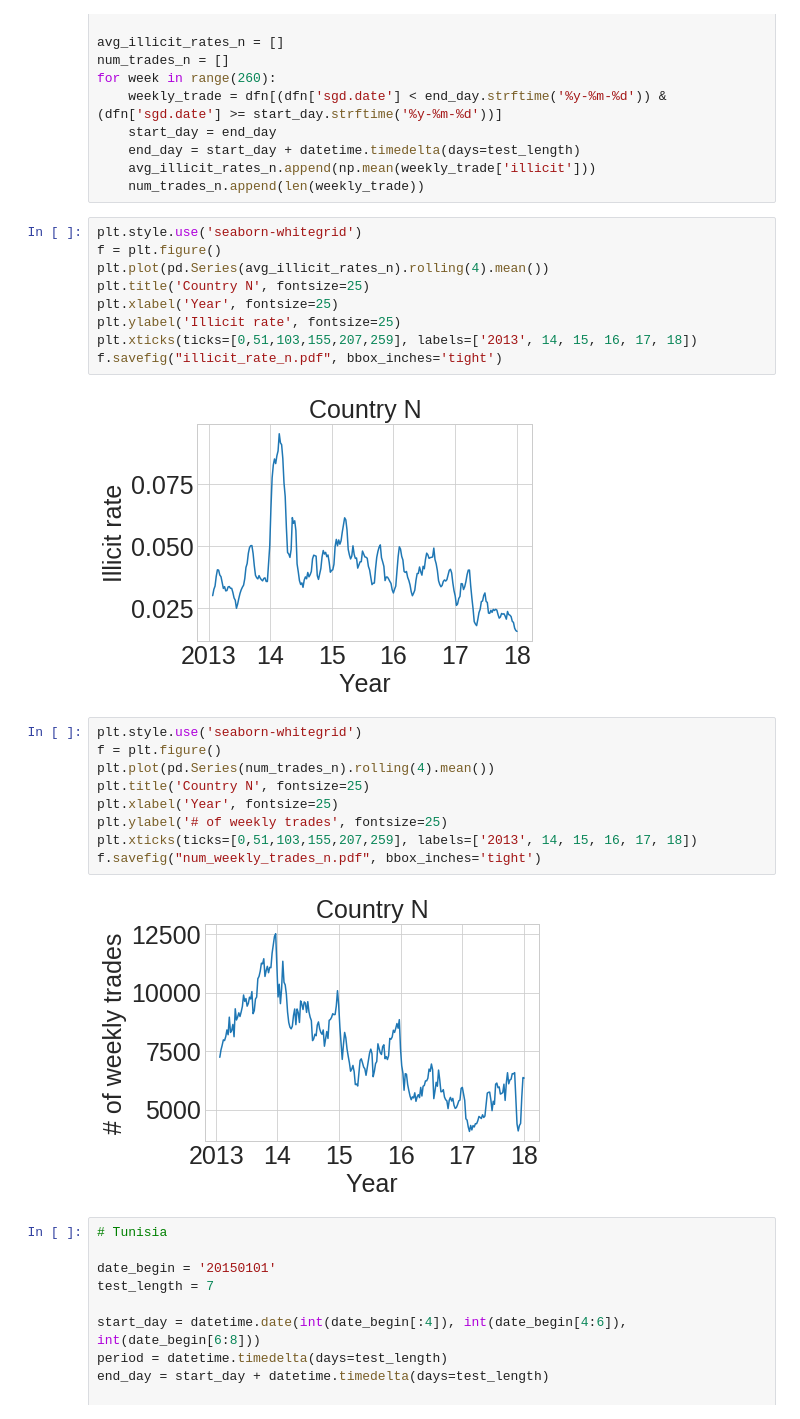
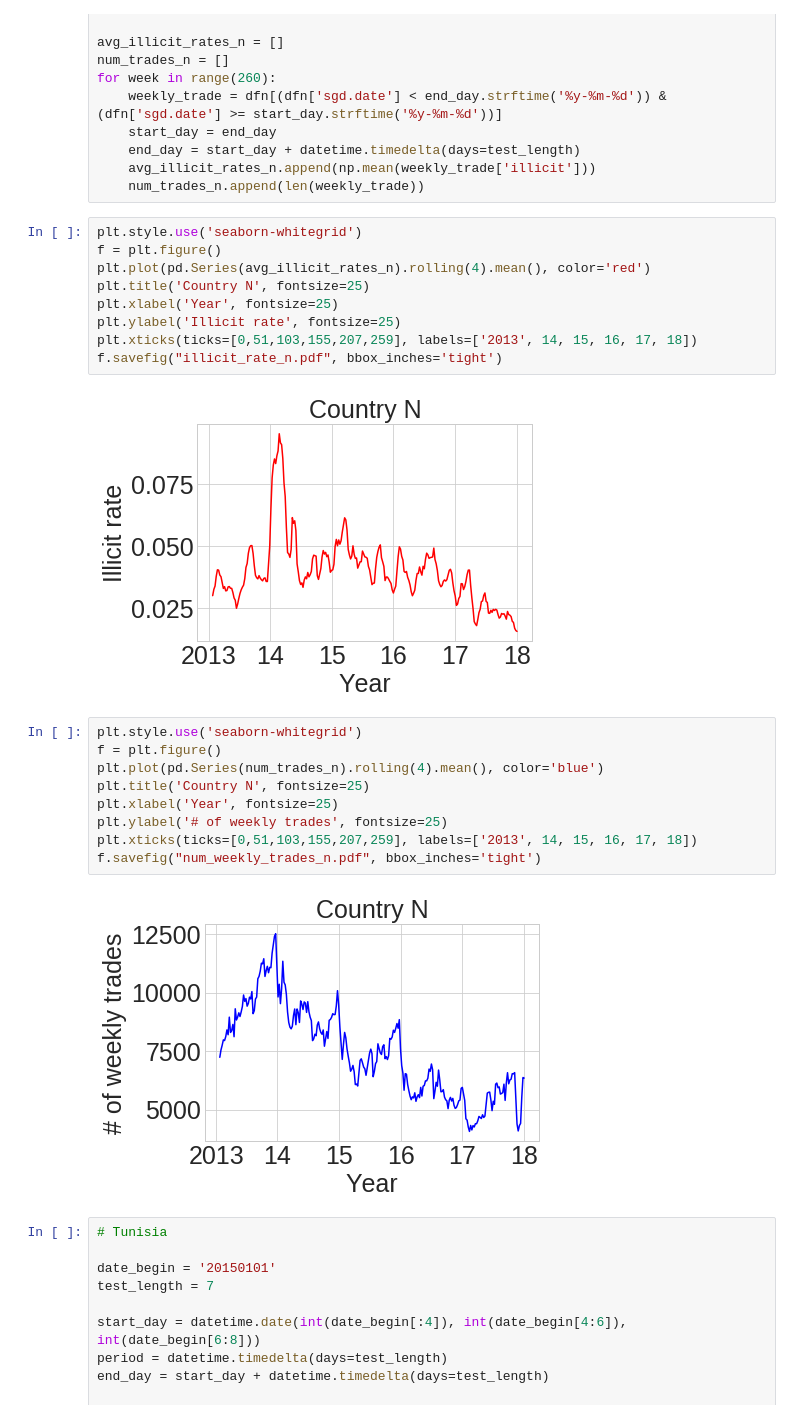
Before and after one commit to Seondong/Customs-Fraud-Detection, a Jupyter notebook: analysis/Performance-on-novel-fraud.ipynb, the cells around one changed output. Drawn from its saved outputs; the diff is of its cells as text.

```diff
--- a/analysis/Performance-on-novel-fraud.ipynb
+++ b/analysis/Performance-on-novel-fraud.ipynb
@@ -114,25 +114,25 @@ for week in range(260):
 # %%
 plt.style.use('seaborn-whitegrid')
 f = plt.figure()
-plt.plot(pd.Series(avg_illicit_rates_n).rolling(4).mean())
+plt.plot(pd.Series(avg_illicit_rates_n).rolling(4).mean(), color='red')
 plt.title('Country N', fontsize=25)
 plt.xlabel('Year', fontsize=25)
 plt.ylabel('Illicit rate', fontsize=25)
 plt.xticks(ticks=[0,51,103,155,207,259], labels=['2013', 14, 15, 16, 17, 18])
 f.savefig("illicit_rate_n.pdf", bbox_inches='tight')
 # %% [output]
-[figure, old version]
+[figure, new version]
 # %%
 plt.style.use('seaborn-whitegrid')
 f = plt.figure()
-plt.plot(pd.Series(num_trades_n).rolling(4).mean())
+plt.plot(pd.Series(num_trades_n).rolling(4).mean(), color='blue')
 plt.title('Country N', fontsize=25)
 plt.xlabel('Year', fontsize=25)
 plt.ylabel('# of weekly trades', fontsize=25)
 plt.xticks(ticks=[0,51,103,155,207,259], labels=['2013', 14, 15, 16, 17, 18])
 f.savefig("num_weekly_trades_n.pdf", bbox_inches='tight')
 # %% [output]
-[figure, old version]
+[figure, new version]
 # %%
 # Tunisia
 
```
Also changed, not shown: parts of 4 cells of this notebook, 57 other files.
